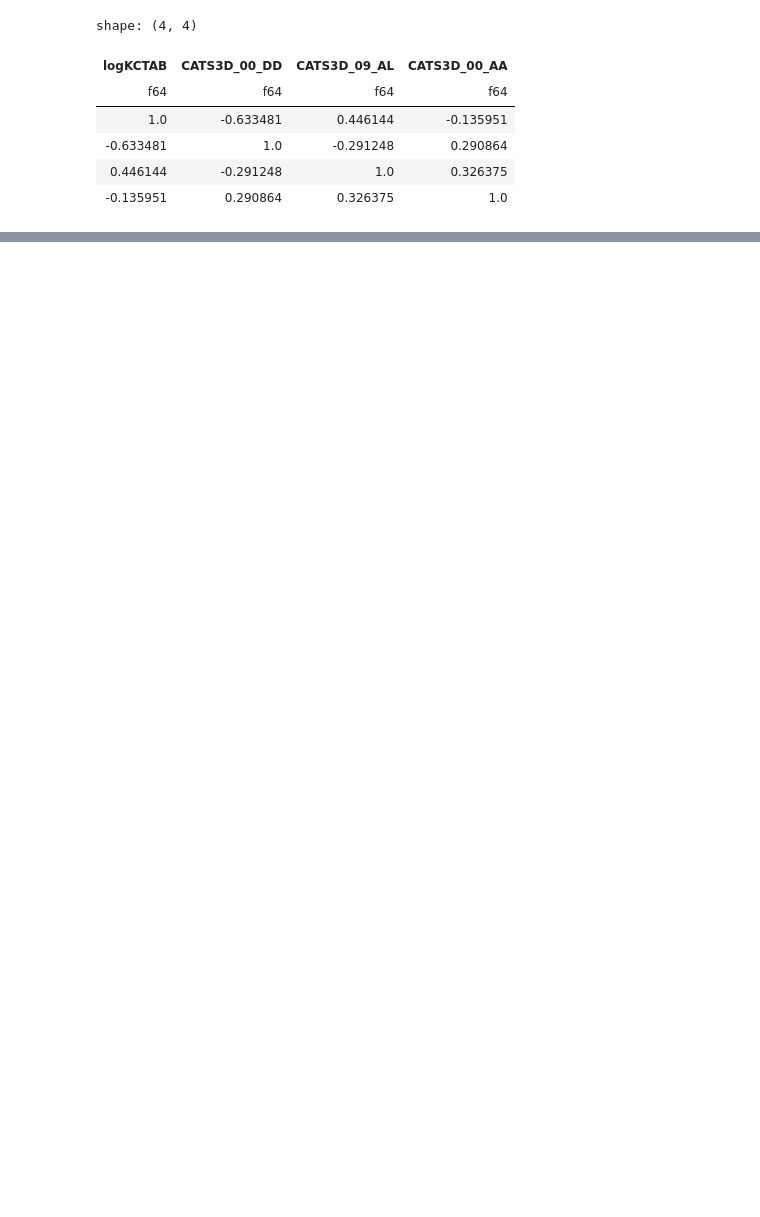
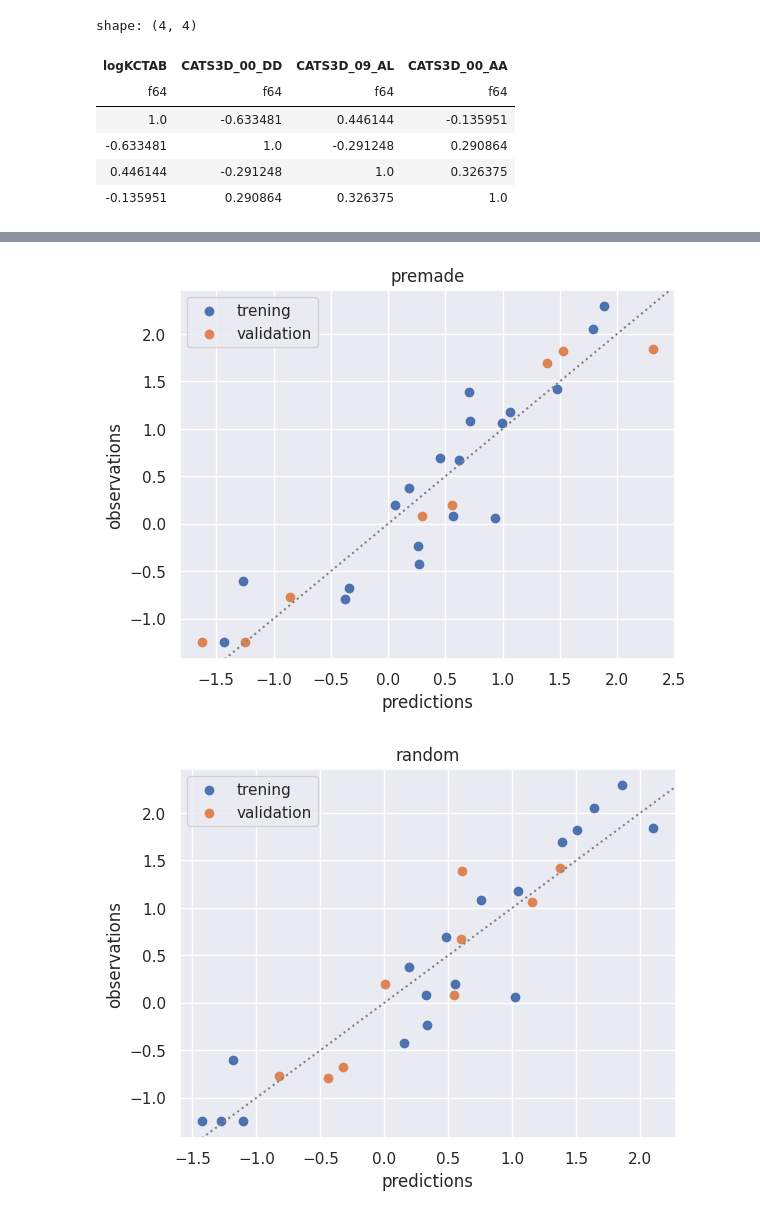
Before and after one commit to Kubabob/uczenie_maszynowe, a Jupyter notebook: 1/zad2.ipynb, the cells around one changed output, grey strips where cells are left out. Drawn from its saved outputs; the diff is of its cells as text; code cells hidden in the pictures; blank space fills up the shorter version.

```diff
--- a/1/zad2.ipynb
+++ b/1/zad2.ipynb
@@ -345,0 +230,17 @@ F(pred_Y_trening, Y_trening, 4)
+# %%
+def plot_predictions_observations(method: str) -> None:
+
+    plt.scatter(models[method].predict(X_training[method]).reshape(-1), Y_training[method], label="trening")
+    plt.scatter(models[method].predict(X_validation[method]).reshape(-1), Y_validation[method], label="validation")
+    plt.axline((0,0), (1,1), color='grey', linestyle='dotted')
+    plt.title(method)
+    plt.xlabel("predictions")
+    plt.ylabel("observations")
+    plt.legend()
+    plt.show()
+# %%
+for method in partitioning_methods:
+    plot_predictions_observations(method)
+# %% [output]
+[figure, added]
+[figure, added]
```
Also changed, not shown: parts of 73 cells of this notebook, 6 other files.
